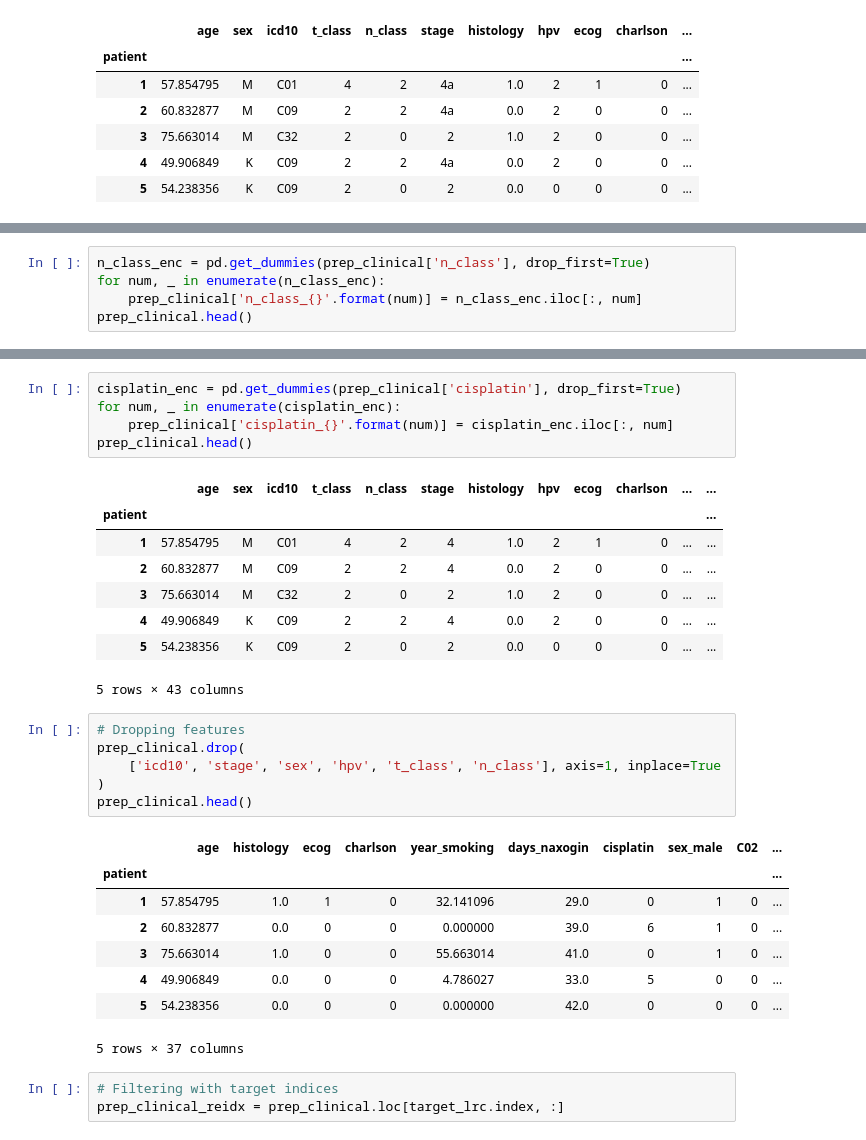
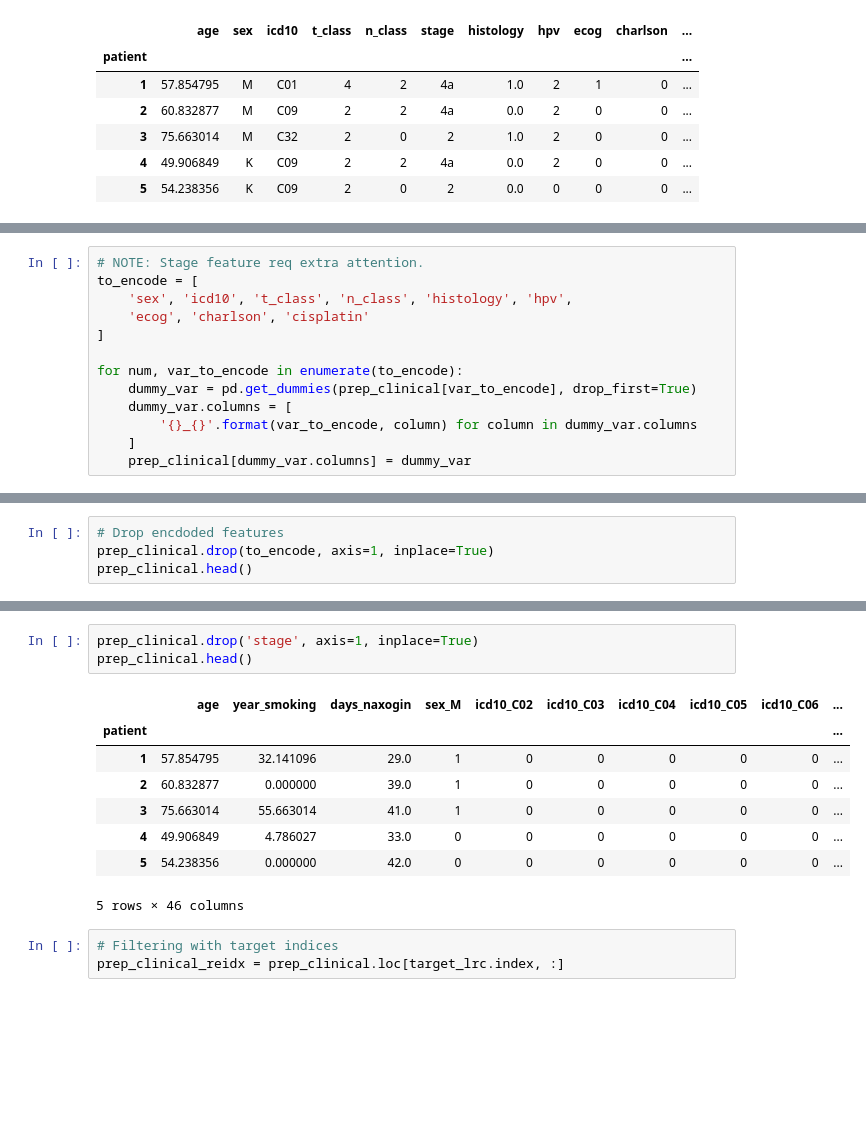
Before and after one commit to GSEL9/head-and-neck, a Jupyter notebook: ipynbs/data_prep.ipynb, the cells around one changed output, grey strips where cells are left out. Cells and saved outputs as stored; diff of their text form; blank space fills up the shorter version.

```diff
--- a/ipynbs/data_prep.ipynb
+++ b/ipynbs/data_prep.ipynb
@@ -211,5 +163,0 @@ prep_clinical.head()
-# %%
-n_class_enc = pd.get_dummies(prep_clinical['n_class'], drop_first=True)
-for num, _ in enumerate(n_class_enc):
-    prep_clinical['n_class_{}'.format(num)] = n_class_enc.iloc[:, num]
-prep_clinical.head()
@@ -224,0 +164,13 @@ prep_clinical.head()
+# %%
+# NOTE: Stage feature req extra attention.
+to_encode = [
+    'sex', 'icd10', 't_class', 'n_class', 'histology', 'hpv',
+    'ecog', 'charlson', 'cisplatin'
+]
+
+for num, var_to_encode in enumerate(to_encode):
+    dummy_var = pd.get_dummies(prep_clinical[var_to_encode], drop_first=True)
+    dummy_var.columns = [
+        '{}_{}'.format(var_to_encode, column) for column in dummy_var.columns
+    ]
+    prep_clinical[dummy_var.columns] = dummy_var
@@ -224,0 +202,4 @@ prep_clinical.head()
+# %%
+# Drop encdoded features
+prep_clinical.drop(to_encode, axis=1, inplace=True)
+prep_clinical.head()
@@ -241,32 +231,15 @@ prep_clinical.head()
-# %%
-cisplatin_enc = pd.get_dummies(prep_clinical['cisplatin'], drop_first=True)
-for num, _ in enumerate(cisplatin_enc):
-    prep_clinical['cisplatin_{}'.format(num)] = cisplatin_enc.iloc[:, num]
-prep_clinical.head()
-# %% [output]
-|  | age | sex | icd10 | t_class | n_class | stage | histology | hpv | ecog | charlson | ... | ... |
-| patient |  |  |  |  |  |  |  |  |  |  |  | ... |
-| 1 | 57.854795 | M | C01 | 4 | 2 | 4 | 1.0 | 2 | 1 | 0 | ... | ... |
-| 2 | 60.832877 | M | C09 | 2 | 2 | 4 | 0.0 | 2 | 0 | 0 | ... | ... |
-| 3 | 75.663014 | M | C32 | 2 | 0 | 2 | 1.0 | 2 | 0 | 0 | ... | ... |
-| 4 | 49.906849 | K | C09 | 2 | 2 | 4 | 0.0 | 2 | 0 | 0 | ... | ... |
-| 5 | 54.238356 | K | C09 | 2 | 0 | 2 | 0.0 | 0 | 0 | 0 | ... | ... |
-5 rows × 43 columns
 # %%
-# Dropping features
-prep_clinical.drop(
-    ['icd10', 'stage', 'sex', 'hpv', 't_class', 'n_class'], axis=1, inplace=True
-)
+prep_clinical.drop('stage', axis=1, inplace=True)
 prep_clinical.head()
 # %% [output]
-|  | age | histology | ecog | charlson | year_smoking | days_naxogin | cisplatin | sex_male | C02 | ... |
+|  | age | year_smoking | days_naxogin | sex_M | icd10_C02 | icd10_C03 | icd10_C04 | icd10_C05 | icd10_C06 | ... |
 | patient |  |  |  |  |  |  |  |  |  | ... |
-| 1 | 57.854795 | 1.0 | 1 | 0 | 32.141096 | 29.0 | 0 | 1 | 0 | ... |
-| 2 | 60.832877 | 0.0 | 0 | 0 | 0.000000 | 39.0 | 6 | 1 | 0 | ... |
-| 3 | 75.663014 | 1.0 | 0 | 0 | 55.663014 | 41.0 | 0 | 1 | 0 | ... |
-| 4 | 49.906849 | 0.0 | 0 | 0 | 4.786027 | 33.0 | 5 | 0 | 0 | ... |
-| 5 | 54.238356 | 0.0 | 0 | 0 | 0.000000 | 42.0 | 0 | 0 | 0 | ... |
+| 1 | 57.854795 | 32.141096 | 29.0 | 1 | 0 | 0 | 0 | 0 | 0 | ... |
+| 2 | 60.832877 | 0.000000 | 39.0 | 1 | 0 | 0 | 0 | 0 | 0 | ... |
+| 3 | 75.663014 | 55.663014 | 41.0 | 1 | 0 | 0 | 0 | 0 | 0 | ... |
+| 4 | 49.906849 | 4.786027 | 33.0 | 0 | 0 | 0 | 0 | 0 | 0 | ... |
+| 5 | 54.238356 | 0.000000 | 42.0 | 0 | 0 | 0 | 0 | 0 | 0 | ... |
-5 rows × 37 columns
+5 rows × 46 columns
 # %%
 # Filtering with target indices
 prep_clinical_reidx = prep_clinical.loc[target_lrc.index, :]
```
Also changed, not shown: parts of 26 cells of this notebook, 6 other files.
